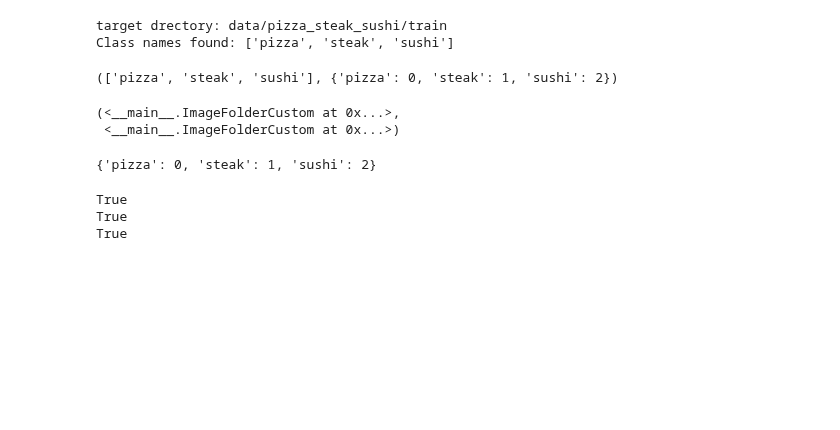
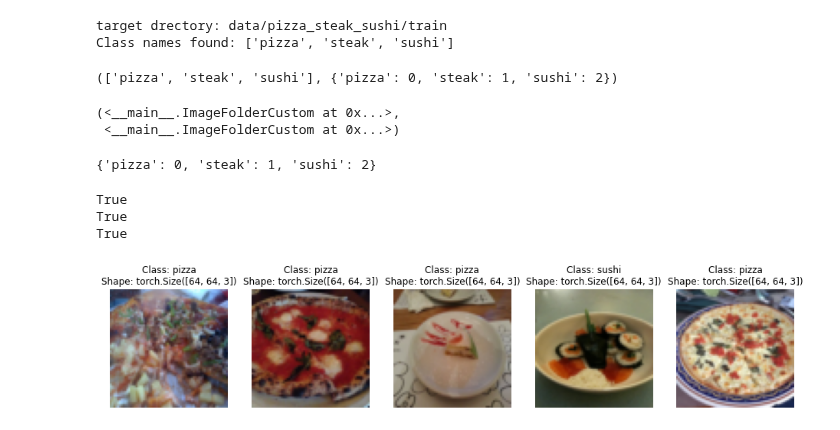
Before and after one commit to s0um0r0y/coding-practise, a Jupyter notebook: deep_learning_practise/custom_dataset.ipynb, the cells around one changed output. Drawn from its saved outputs; the diff is of its cells as text; code cells hidden in the pictures; blank space fills up the shorter version.

Commit message:
displaying random images

```diff
--- a/deep_learning_practise/custom_dataset.ipynb
+++ b/deep_learning_practise/custom_dataset.ipynb
@@ -430,0 +472,8 @@ True
+# %%
+# Display random images from ImageFolder created Dataset
+display_random_images(train_data,
+                      n=5,
+                      classes=class_names,
+                      seed=None)
+# %% [output]
+[figure, added]
```
Also changed, not shown: parts of 1 cell of this notebook.
